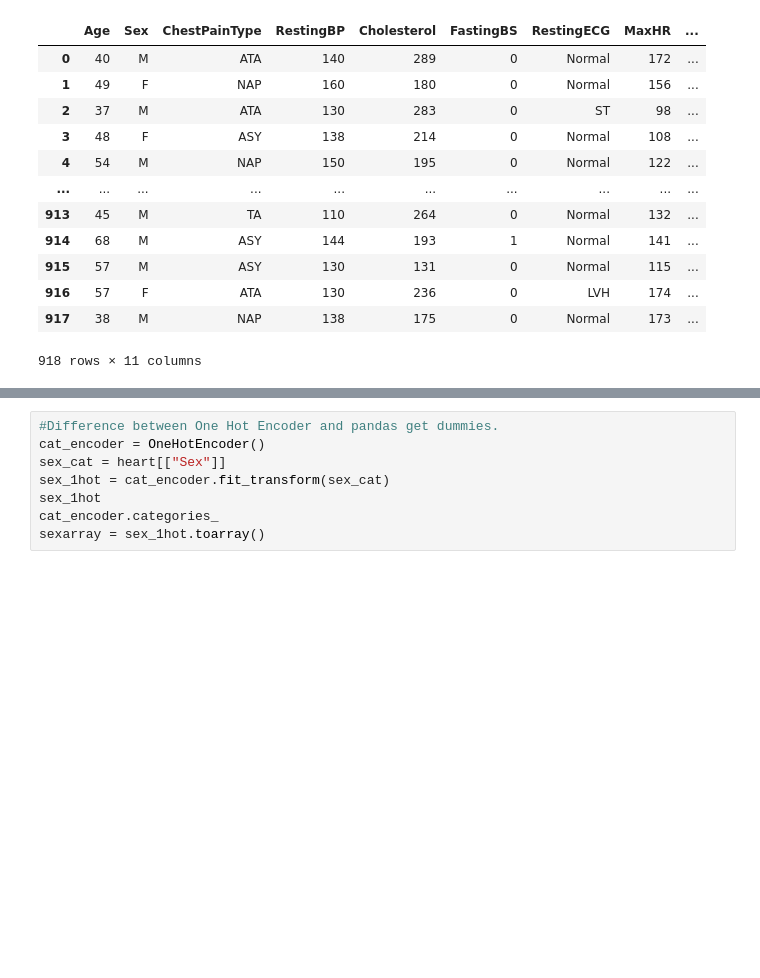
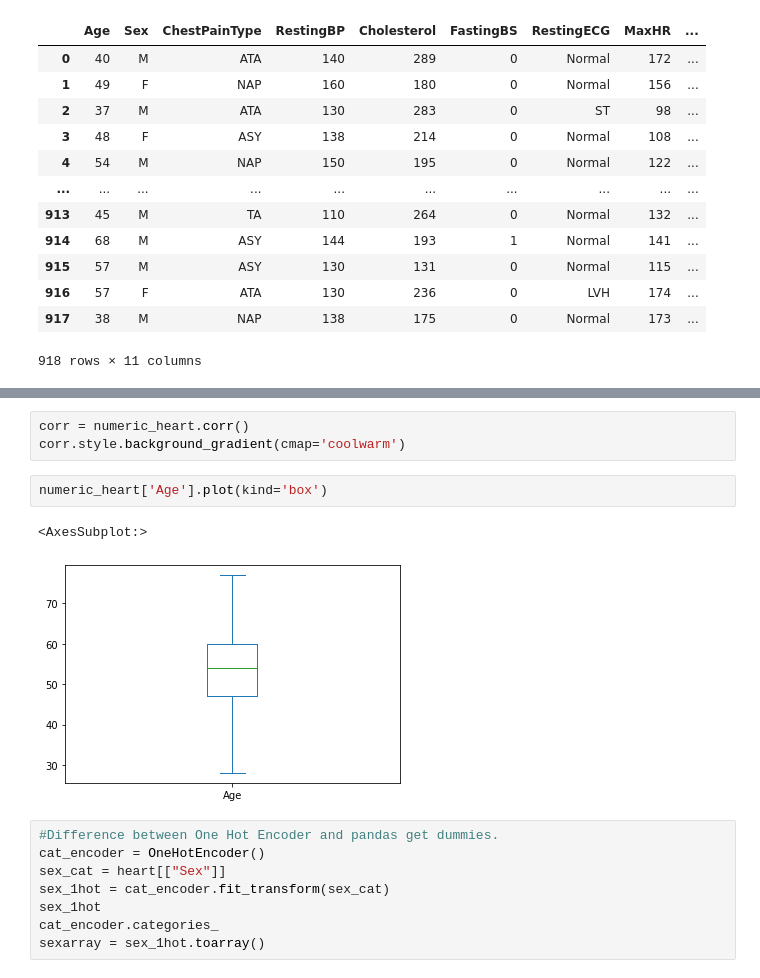
Before and after one commit to arantxaorle/heart_failure, a Jupyter notebook: eda notebooks/HF-NN-Copy1.ipynb, the cells around one changed output, grey strips where cells are left out. Drawn from its saved outputs; the diff is of its cells as text; blank space fills up the shorter version.

```diff
--- a/eda notebooks/HF-NN-Copy1.ipynb
+++ b/eda notebooks/HF-NN-Copy1.ipynb
@@ -157,3 +231,11 @@ heart
+# %%
+corr = numeric_heart.corr()
+corr.style.background_gradient(cmap='coolwarm')
+# %%
+numeric_heart['Age'].plot(kind='box')
+# %% [output]
+<AxesSubplot:>
+[figure, added]
 # %%
 #Difference between One Hot Encoder and pandas get dummies.
 cat_encoder = OneHotEncoder()
```
Also changed, not shown: parts of 10 cells of this notebook, 9 other files.
